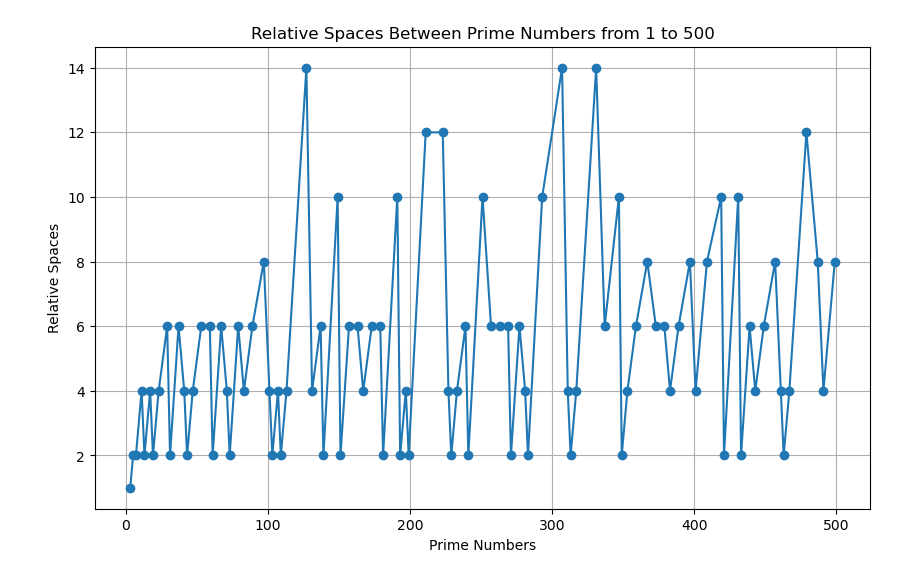
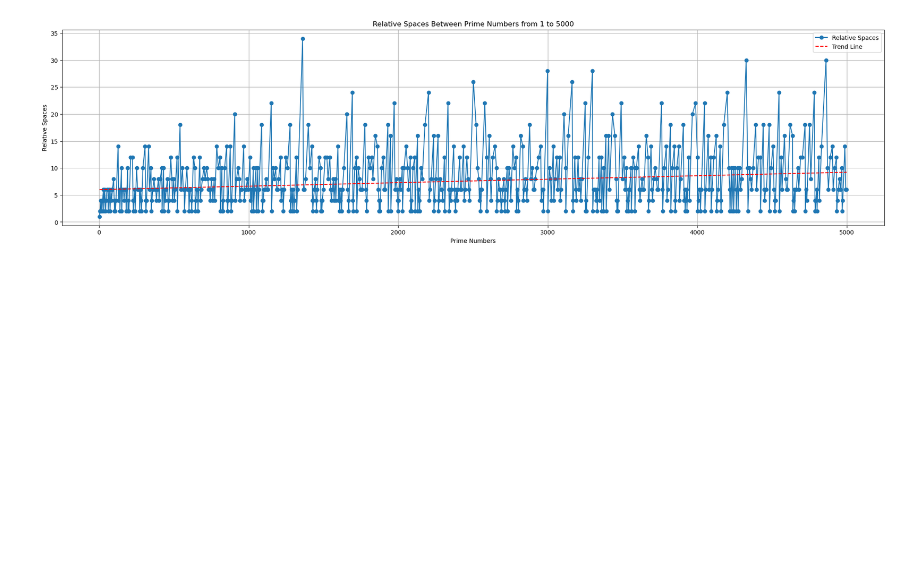
Before and after one commit to darylrsmith/darylrsmith, a Jupyter notebook: PythonPrimes.ipynb, the cells around one changed output. Saved outputs shown, nothing was run; the diff lists cells and outputs as text; code cells hidden in the pictures; blank space fills up the shorter version.

Commit message:
Updated code to show trend line in graph of prime spacings

```diff
--- a/PythonPrimes.ipynb
+++ b/PythonPrimes.ipynb
@@ -1,28 +1,36 @@
 # %%
+import numpy as np
+
 import matplotlib.pyplot as plt
 
 # Function to check if a number is prime
 def is_prime(num):
     if num < 2:
         return False
     for i in range(2, int(num**0.5) + 1):
         if num % i == 0:
             return False
     return True
 
-# Generate prime numbers from 1 to 100
-primes = [num for num in range(1, 501) if is_prime(num)]
+# Generate prime numbers from 1 to 5000
+primes = [num for num in range(1, 5001) if is_prime(num)]
 
 # Calculate the relative spaces between primes
 spaces = [primes[i] - primes[i-1] for i in range(1, len(primes))]
 
+# Calculate the trend line
+z = np.polyfit(primes[1:], spaces, 1)
+p = np.poly1d(z)
+
 # Plot the graph
-plt.figure(figsize=(10, 6))
-plt.plot(primes[1:], spaces, marker='o')
-plt.title('Relative Spaces Between Prime Numbers from 1 to 500')
+plt.figure(figsize=(25, 6))
+plt.plot(primes[1:], spaces, marker='o', label='Relative Spaces')
+plt.plot(primes[1:], p(primes[1:]), "r--", label='Trend Line')
+plt.title('Relative Spaces Between Prime Numbers from 1 to 5000')
 plt.xlabel('Prime Numbers')
 plt.ylabel('Relative Spaces')
 plt.grid(True)
+plt.legend()
 plt.show()
 # %% [output]
-[figure, old version]
+[figure, new version]
```
